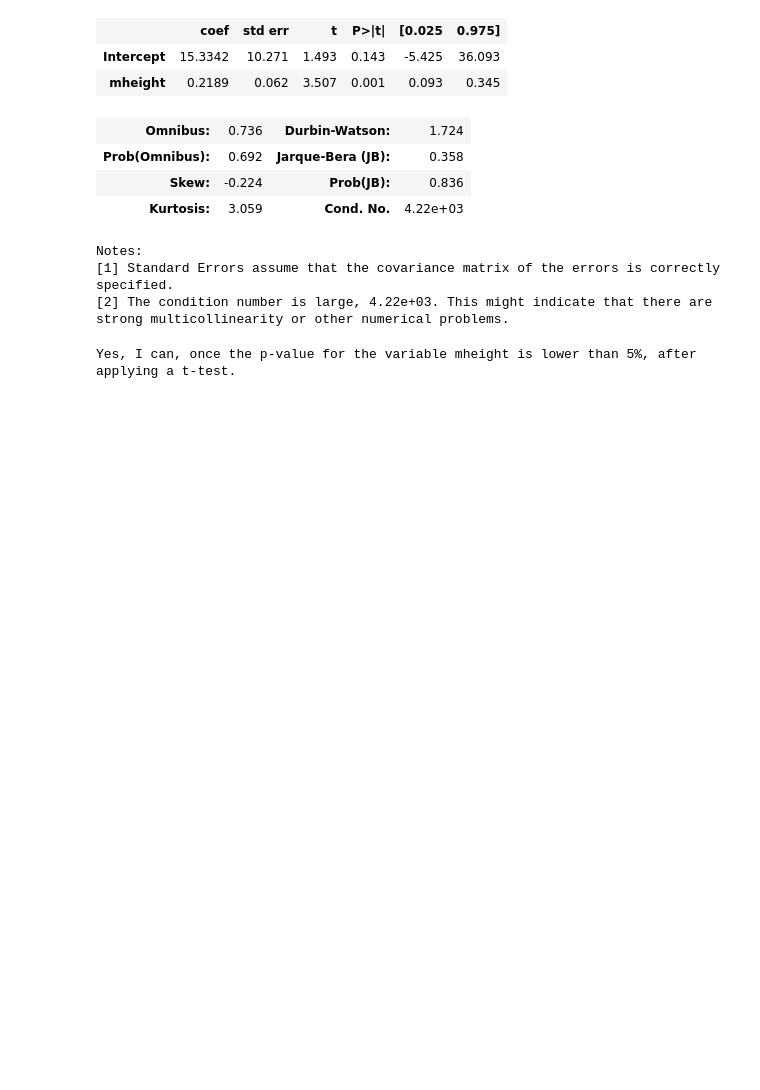
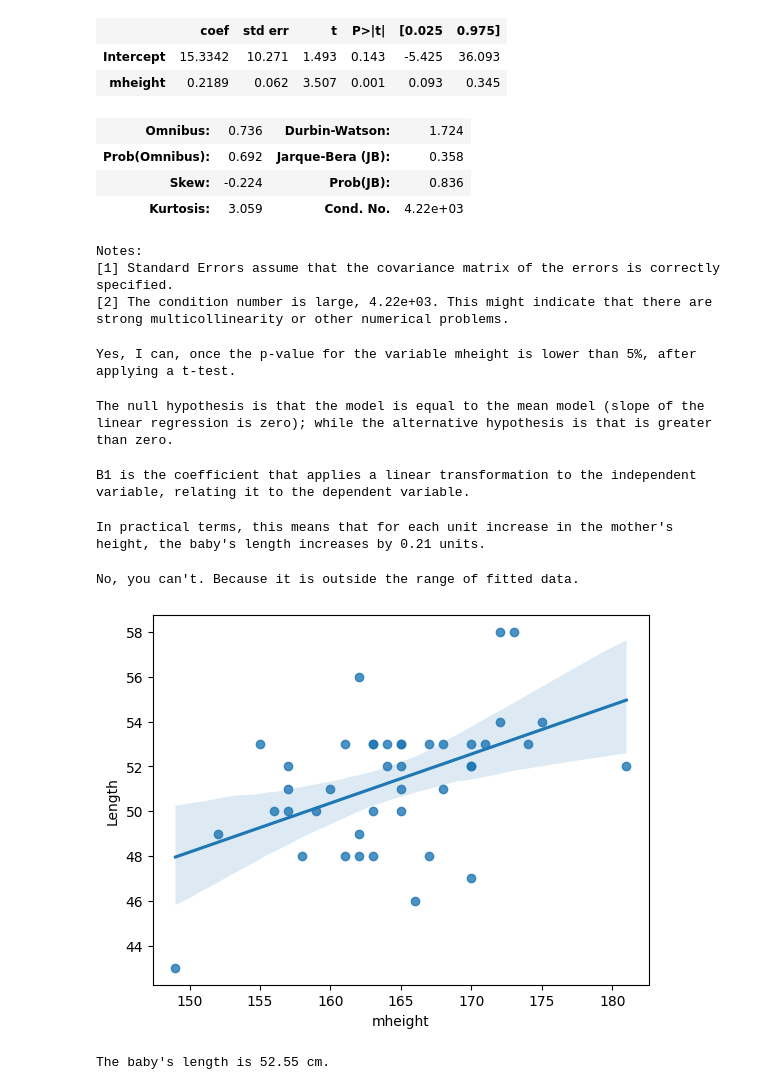
Before and after one commit to jonastieppo/KreativStormTraining, a Jupyter notebook: week3/homework3.ipynb, the cells around one changed output. Drawn from its saved outputs; the diff is of its cells as text; code cells hidden in the pictures; blank space fills up the shorter version.

```diff
--- a/week3/homework3.ipynb
+++ b/week3/homework3.ipynb
@@ -172,20 +181,41 @@ Yes, I can, once the p-value for the variable mheight is lower than 5%, after ap
 '''
 Q10. Having the ANOVA table for the linear regression in mind, what is the null and alternative hypothesis in this case?
 '''
+print('The null hypothesis is that the model is equal to the mean model (slope of the linear regression is zero); while the alternative hypothesis is that is greater than zero.')
+# %% [output]
+The null hypothesis is that the model is equal to the mean model (slope of the linear regression is zero); while the alternative hypothesis is that is greater than zero.
 # %%
 '''
 Q11. In your own words, describe what the b1 is.
 '''
+print("B1 is the coefficient that applies a linear transformation to the independent variable, relating it to the dependent variable.")
+# %% [output]
+B1 is the coefficient that applies a linear transformation to the independent variable, relating it to the dependent variable.
 # %%
 '''
 Q12. What does the value of b1 tell you in practical terms?
 '''
+print("In practical terms, this means that for each unit increase in the mother's height, the baby's length increases by 0.21 units.")
+# %% [output]
+In practical terms, this means that for each unit increase in the mother's height, the baby's length increases by 0.21 units.
 # %%
 '''
 Q13. Could you claim the same for the mother’s height in the range between 140cm and 145cm and why?
 
 '''
+sns.regplot(data=dataset, y='Length', x='mheight')
+
+print("No, you can't. Because it is outside the range of fitted data.")
+# %% [output]
+No, you can't. Because it is outside the range of fitted data.
+[figure, added]
 # %%
 '''
 Q14. According to this model, what is the prediction of baby length for mother’s height of 170cm?
 '''
+prediction_input = pd.DataFrame({'mheight': [170]})
+predicted_length = model_len_mheight.predict(prediction_input)
+
+print(f"The baby's length is {predicted_length[0]:.2f} cm.")
+# %% [output]
+The baby's length is 52.55 cm.
```
Also changed, not shown: parts of 19 cells of this notebook, 2 other files.
